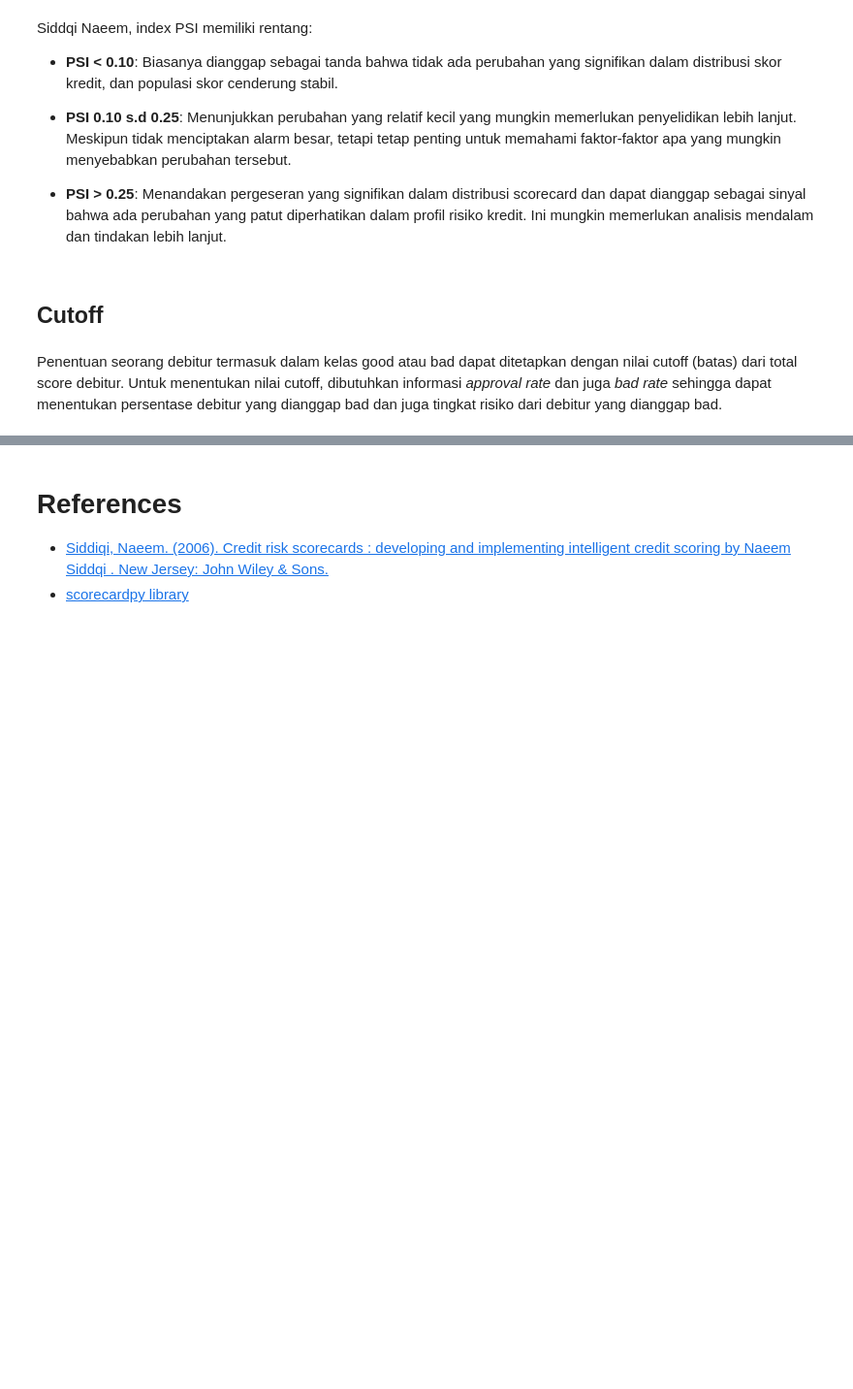
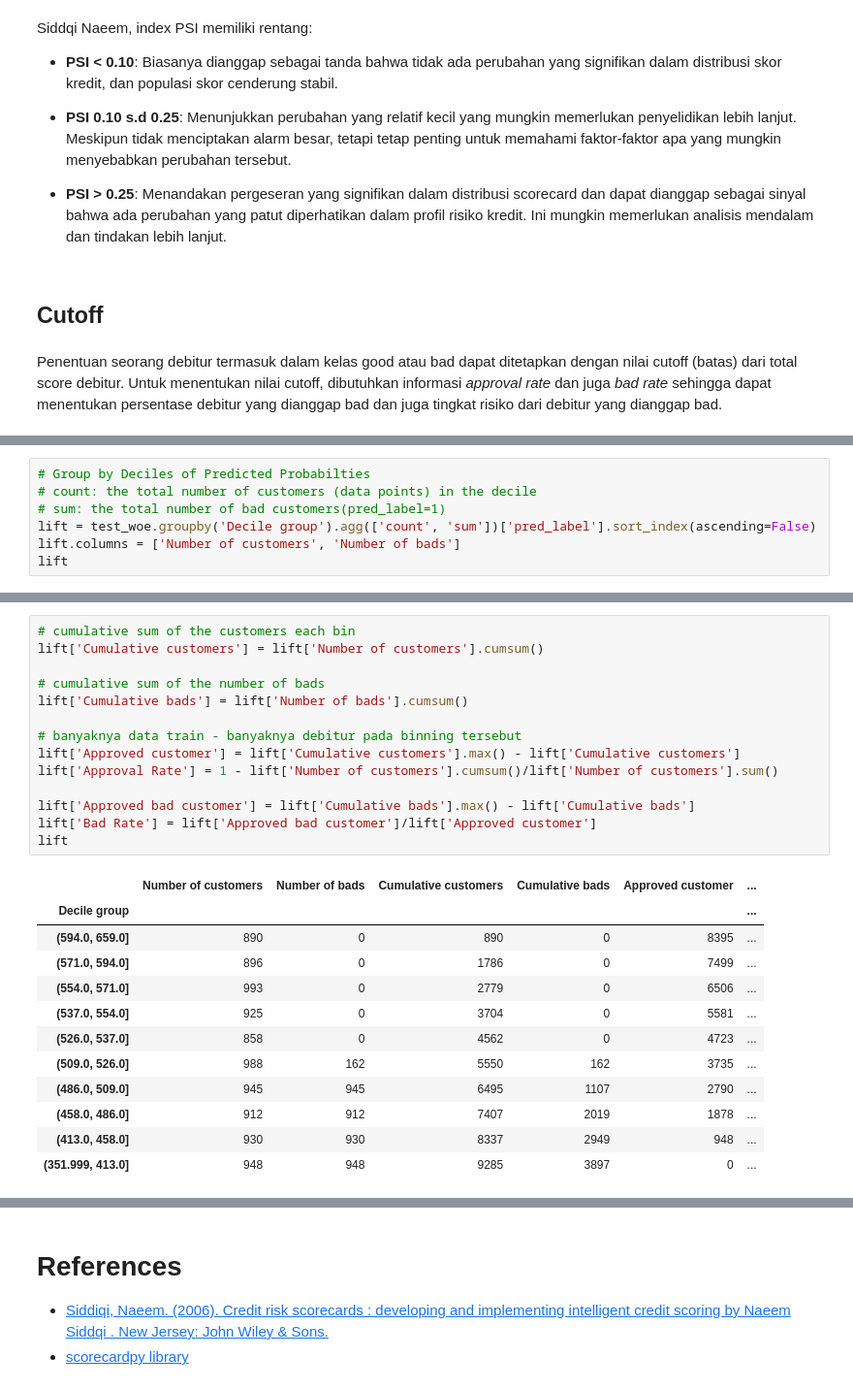
Before and after one commit to hwulanayu/scorecard_python, a Jupyter notebook: Behaviour Scorecard Prediction with Python.ipynb, the cells around one changed output, grey strips where cells are left out. Shown at 97% size. Saved outputs shown, nothing was run; the diff lists cells and outputs as text; blank space fills up the shorter version.

```diff
--- a/Behaviour Scorecard Prediction with Python.ipynb
+++ b/Behaviour Scorecard Prediction with Python.ipynb
@@ -1103,0 +1131,7 @@ Penentuan nilai cutoff dapat digunakan sebagai acuan apakah seorang debitur dian
+# %%
+# Group by Deciles of Predicted Probabilties
+# count: the total number of customers (data points) in the decile
+# sum: the total number of bad customers(pred_label=1)
+lift = test_woe.groupby('Decile group').agg(['count', 'sum'])['pred_label'].sort_index(ascending=False)
+lift.columns = ['Number of customers', 'Number of bads']
+lift
@@ -1103,0 +1151,27 @@ Penentuan nilai cutoff dapat digunakan sebagai acuan apakah seorang debitur dian
+# %%
+# cumulative sum of the customers each bin
+lift['Cumulative customers'] = lift['Number of customers'].cumsum()
+
+# cumulative sum of the number of bads
+lift['Cumulative bads'] = lift['Number of bads'].cumsum()
+
+# banyaknya data train - banyaknya debitur pada binning tersebut
+lift['Approved customer'] = lift['Cumulative customers'].max() - lift['Cumulative customers']
+lift['Approval Rate'] = 1 - lift['Number of customers'].cumsum()/lift['Number of customers'].sum()
+
+lift['Approved bad customer'] = lift['Cumulative bads'].max() - lift['Cumulative bads']
+lift['Bad Rate'] = lift['Approved bad customer']/lift['Approved customer']
+lift
+# %% [output]
+|  | Number of customers | Number of bads | Cumulative customers | Cumulative bads | Approved customer | ... |
+| Decile group |  |  |  |  |  | ... |
+| (594.0, 659.0] | 890 | 0 | 890 | 0 | 8395 | ... |
+| (571.0, 594.0] | 896 | 0 | 1786 | 0 | 7499 | ... |
+| (554.0, 571.0] | 993 | 0 | 2779 | 0 | 6506 | ... |
+| (537.0, 554.0] | 925 | 0 | 3704 | 0 | 5581 | ... |
+| (526.0, 537.0] | 858 | 0 | 4562 | 0 | 4723 | ... |
+| (509.0, 526.0] | 988 | 162 | 5550 | 162 | 3735 | ... |
+| (486.0, 509.0] | 945 | 945 | 6495 | 1107 | 2790 | ... |
+| (458.0, 486.0] | 912 | 912 | 7407 | 2019 | 1878 | ... |
+| (413.0, 458.0] | 930 | 930 | 8337 | 2949 | 948 | ... |
+| (351.999, 413.0] | 948 | 948 | 9285 | 3897 | 0 | ... |
```
Also changed, not shown: parts of 38 cells of this notebook.
